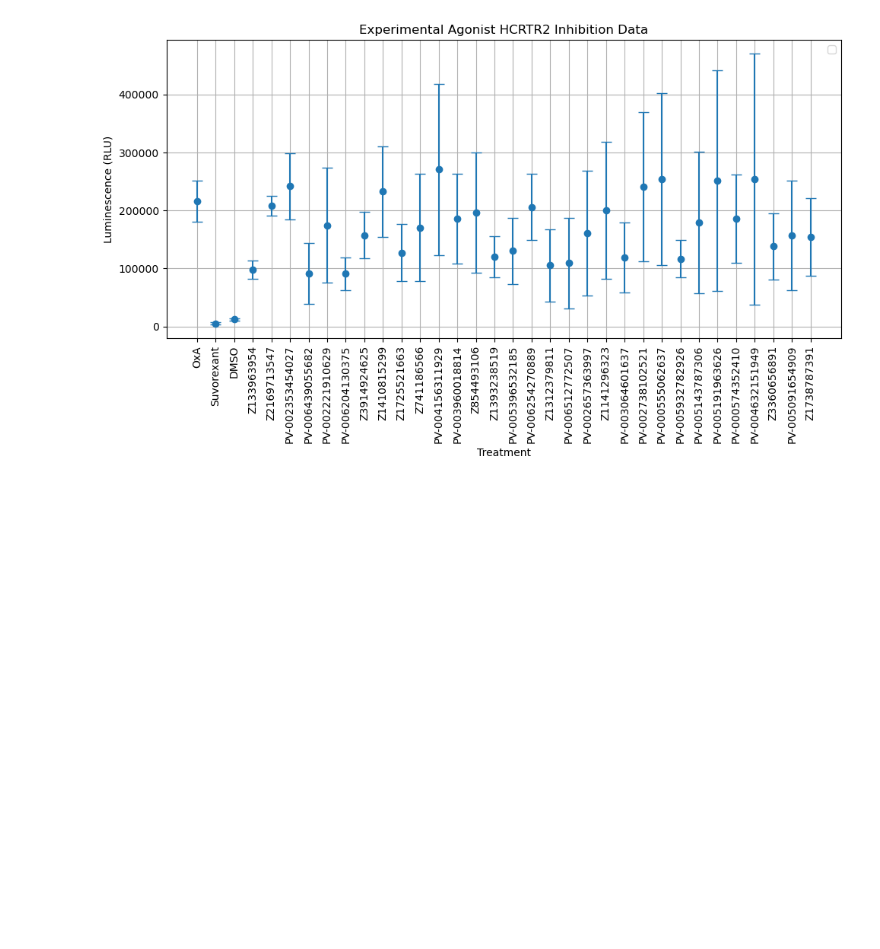
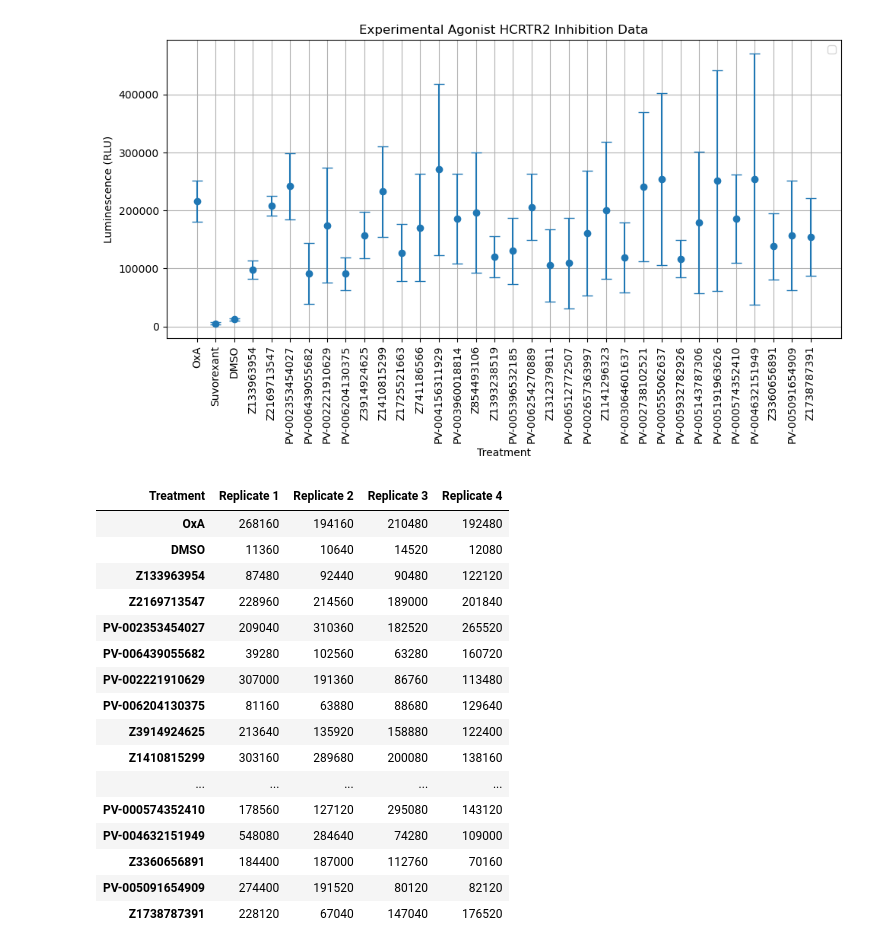
Before and after one commit to toadlover/ginsparg_thymelab_thesis, a Jupyter notebook: jupyter_notebooks/figure_making/presto_tango_data/1_10_25_antgonist_as_antagonist_preliminary_experiment/1_10_25_antgonist_as_antagonist_preliminary_experiment.ipynb, the cells around one changed output. Cells and saved outputs as stored; diff of their text form; code cells hidden in the pictures; blank space fills up the shorter version.

```diff
--- a/jupyter_notebooks/figure_making/presto_tango_data/1_10_25_antgonist_as_antagonist_preliminary_experiment/1_10_25_antgonist_as_antagonist_preliminary_experiment.ipynb
+++ b/jupyter_notebooks/figure_making/presto_tango_data/1_10_25_antgonist_as_antagonist_preliminary_experiment/1_10_25_antgonist_as_antagonist_preliminary_experiment.ipynb
@@ -44,3 +44,30 @@ plt.show()
 # %% [output]
 No artists with labels found to put in legend.  Note that artists whose label start with an underscore are ignored when legend() is called with no argument.
 [figure]
+# %%
+import pandas as pd
+import matplotlib.pyplot as plt
+import numpy as np
+from scipy import stats
+drug_data = df.transpose()
+# Drop the row for the drug named "Suvorexant"
+drug_data = drug_data.drop("Suvorexant", axis=0)
+drug_data
+# %% [output]
+| Treatment | Replicate 1 | Replicate 2 | Replicate 3 | Replicate 4 |
+| OxA | 268160 | 194160 | 210480 | 192480 |
+| DMSO | 11360 | 10640 | 14520 | 12080 |
+| Z133963954 | 87480 | 92440 | 90480 | 122120 |
+| Z2169713547 | 228960 | 214560 | 189000 | 201840 |
+| PV-002353454027 | 209040 | 310360 | 182520 | 265520 |
+| PV-006439055682 | 39280 | 102560 | 63280 | 160720 |
+| PV-002221910629 | 307000 | 191360 | 86760 | 113480 |
+| PV-006204130375 | 81160 | 63880 | 88680 | 129640 |
+| Z3914924625 | 213640 | 135920 | 158880 | 122400 |
+| Z1410815299 | 303160 | 289680 | 200080 | 138160 |
+| ... | ... | ... | ... | ... |
+| PV-000574352410 | 178560 | 127120 | 295080 | 143120 |
+| PV-004632151949 | 548080 | 284640 | 74280 | 109000 |
+| Z3360656891 | 184400 | 187000 | 112760 | 70160 |
+| PV-005091654909 | 274400 | 191520 | 80120 | 82120 |
+| Z1738787391 | 228120 | 67040 | 147040 | 176520 |
```
Also changed, not shown: parts of 1 cell of this notebook, 5 other files.
